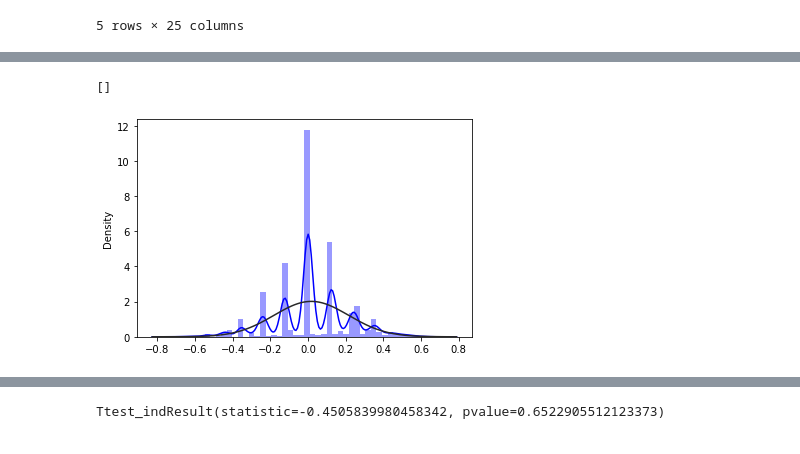
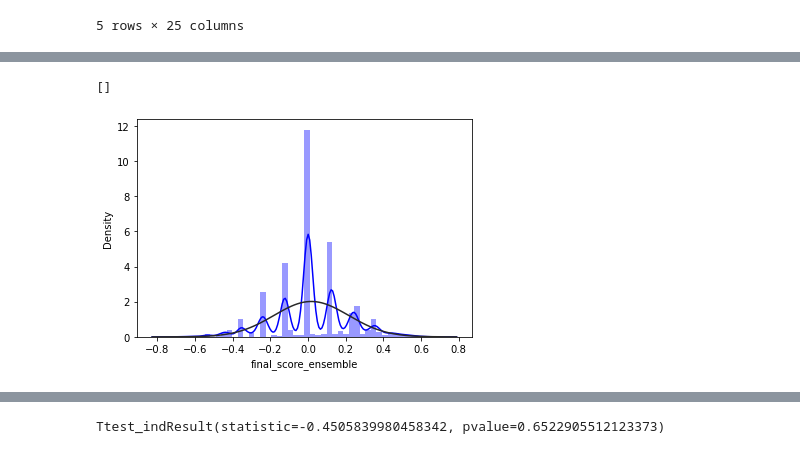
Before and after one commit to leosilva/peerj_computer_science_2022, a Jupyter notebook: Notebooks/Statistics - Working x Non-working.ipynb, the cells around one changed output, grey strips where cells are left out. Saved outputs shown, nothing was run; the diff lists cells and outputs as text; code cells hidden in the pictures.

```diff
--- a/Notebooks/Statistics - Working x Non-working.ipynb
+++ b/Notebooks/Statistics - Working x Non-working.ipynb
@@ -309,9 +343,9 @@ pg.normality(work_times_df)
 # %%
-sns.distplot(work_times_df, fit = sts.norm, kde = True, color = 'blue')
+sns.distplot(work_times_df['final_score_ensemble'], fit = sts.norm, kde = True, color = 'blue')
 plt.plot()
 # %% [output]
 []
-[figure, old version]
+[figure, new version]
 # %%
 pg.normality(non_work_times_df)
 # %% [output]
```
Also changed, not shown: parts of 26 cells of this notebook, 1 other file.
